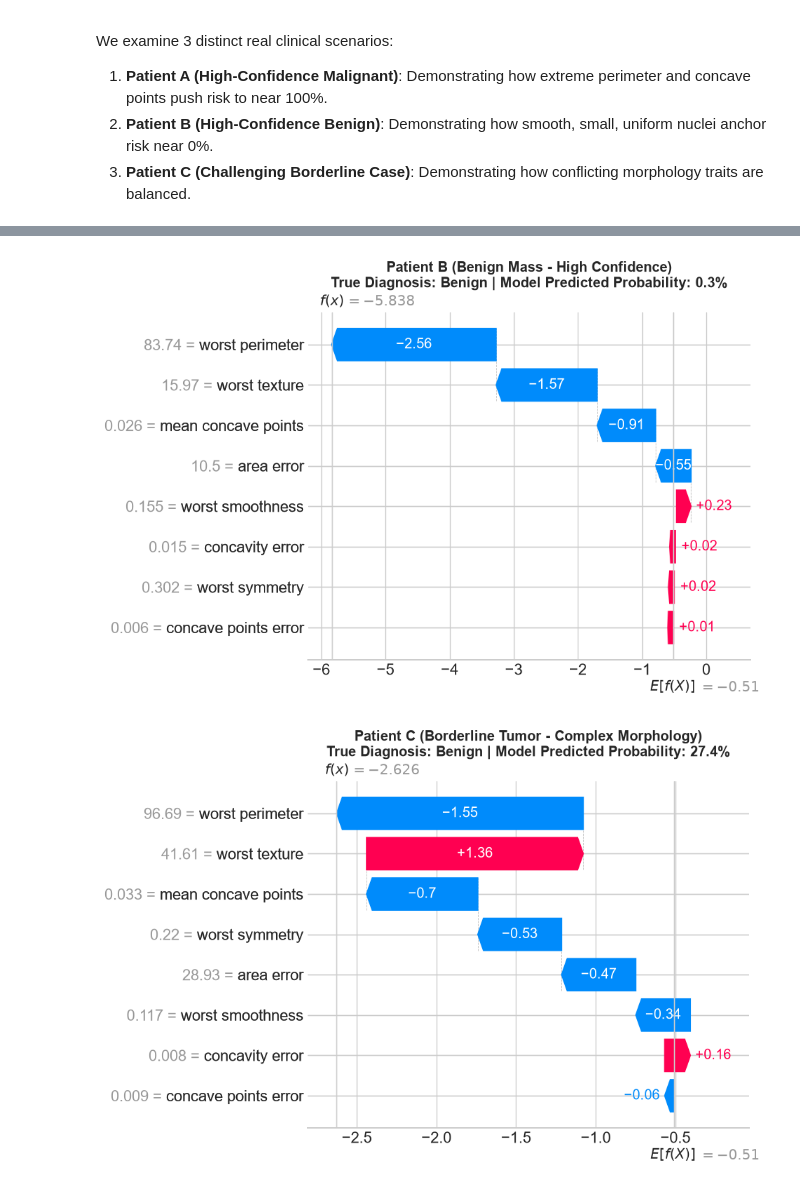
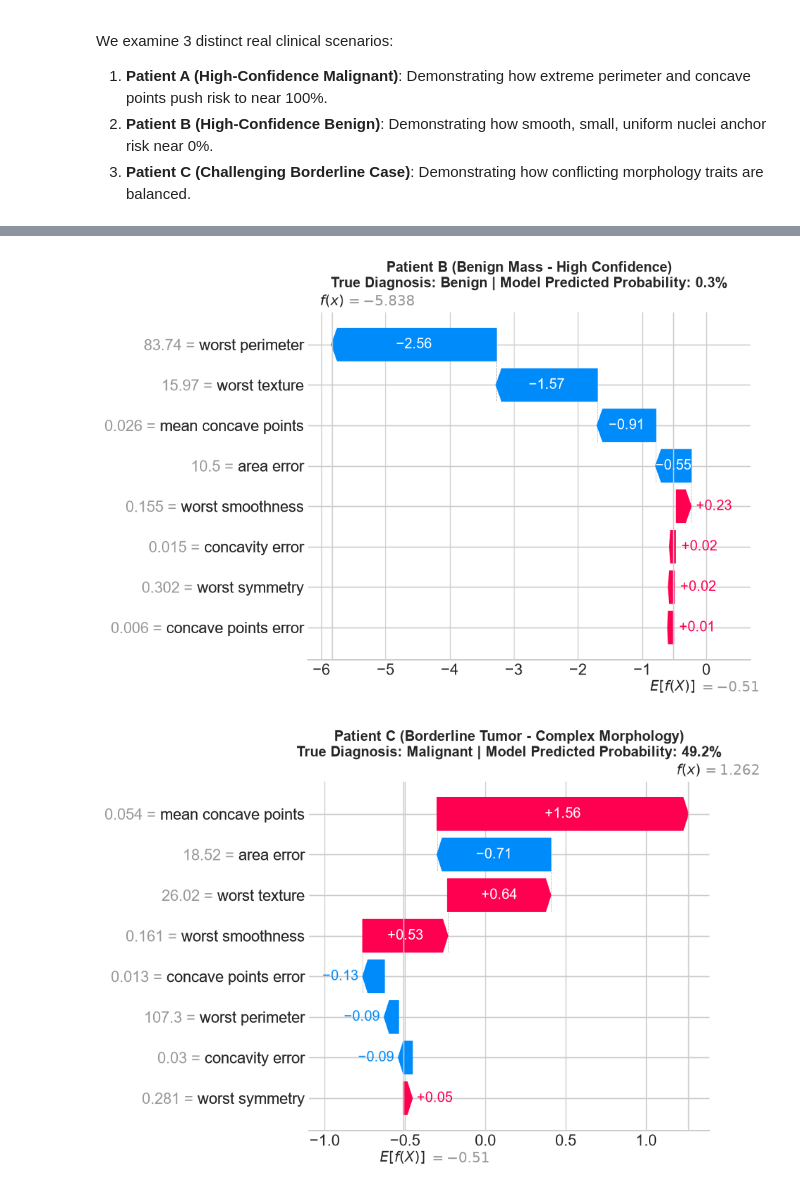
Before and after one commit to puitandysatyam/DataRushFIT_BreastCancer_Detection, a Jupyter notebook: notebooks/Explainable_Breast_Cancer_Classification.ipynb, the cells around one changed output, grey strips where cells are left out. Drawn from its saved outputs; the diff is of its cells as text; code cells hidden in the pictures.

```diff
--- a/notebooks/Explainable_Breast_Cancer_Classification.ipynb
+++ b/notebooks/Explainable_Breast_Cancer_Classification.ipynb
@@ -526,14 +644,14 @@ To answer *"explaining which cellular characteristics drive each prediction"*, w
 - **Global Explainability**: Summary Beeswarm Plot & Mean $|SHAP|$ rankings.
 - **Local Explainability**: Individual Patient Waterfall Case Studies.
 # %%
-# Train XGBoost on the 8 Selected Features
-xgb_model = xgb.XGBClassifier(
+# Step 12: Global Explainability using TreeSHAP
+xgb_explain_model = xgb.XGBClassifier(
     n_estimators=80, max_depth=3, learning_rate=0.08, eval_metric='logloss', random_state=RANDOM_STATE
 )
-xgb_model.fit(X_train_sel, y_train)
+xgb_explain_model.fit(X_train_sel, y_train)
 
-# Compute TreeSHAP values on Holdout Test Set
-explainer = shap.TreeExplainer(xgb_model)
+# Compute TreeSHAP values on the Holdout Test Set
+explainer = shap.TreeExplainer(xgb_explain_model)
 shap_values = explainer(X_test_sel)
 
 # Global Beeswarm Plot
@@ -571,29 +689,48 @@ We examine 3 distinct real clinical scenarios:
 2. **Patient B (High-Confidence Benign)**: Demonstrating how smooth, small, uniform nuclei anchor risk near 0%.
 3. **Patient C (Challenging Borderline Case)**: Demonstrating how conflicting morphology traits are balanced.
 # %%
-# Find Patient Case Study Indices in Test Set
-mal_conf_idx = int(np.where((y_test.values == 1) & (y_test_probs > 0.95))[0][0])
-ben_conf_idx = int(np.where((y_test.values == 0) & (y_test_probs < 0.05))[0][0])
-border_idx = int(np.where(np.abs(y_test_probs - 0.45) < 0.20)[0][0])
+# Step 14: Select 3 Clear Patient Case Studies using Simple Loops
+mal_conf_idx = None
+ben_conf_idx = None
+border_idx = None
+
+for i in range(len(y_test)):
+    actual_diag = int(y_test.iloc[i])
+    pred_prob = float(y_test_probs[i])
+
+    # High confidence malignant
+    if actual_diag == 1 and pred_prob > 0.95 and mal_conf_idx is None:
+        mal_conf_idx = i
+    # High confidence benign
+    elif actual_diag == 0 and pred_prob < 0.05 and ben_conf_idx is None:
+        ben_conf_idx = i
+    # Borderline case
+    elif abs(pred_prob - 0.45) < 0.15 and border_idx is None:
+        border_idx = i
 
 cases = [
     ("Patient A (Malignant Tumor - High Confidence)", mal_conf_idx),
     ("Patient B (Benign Mass - High Confidence)", ben_conf_idx),
     ("Patient C (Borderline Tumor - Complex Morphology)", border_idx)
 ]
 
-for title, idx in cases:
+for item in cases:
+    title = item[0]
+    case_idx = item[1]
+
     plt.figure(figsize=(10, 4.5))
-    shap.plots.waterfall(shap_values[idx], max_display=8, show=False)
-    prob = y_test_probs[idx]
-    actual = "Malignant" if y_test.iloc[idx] == 1 else "Benign"
-    plt.title(f"{title}\nTrue Diagnosis: {actual} | Model Predicted Probability: {prob:.1%}", fontsize=12, weight='bold')
+    shap.plots.waterfall(shap_values[case_idx], max_display=8, show=False)
+
+    patient_prob = float(y_test_probs[case_idx])
+    patient_actual = "Malignant" if int(y_test.iloc[case_idx]) == 1 else "Benign"
+
+    plt.title(f"{title}\nTrue Diagnosis: {patient_actual} | Model Predicted Probability: {patient_prob:.1%}", fontsize=12, weight='bold')
     plt.tight_layout()
     plt.show()
 # %% [output]
 [figure]
 [figure]
-[figure, old version]
+[figure, new version]
 # %% [markdown]
 ---
 ## 8. Synthesis: Definitive Scientific Answer to the Datathon Question
```
Also changed, not shown: parts of 19 cells of this notebook, 1 other file.
